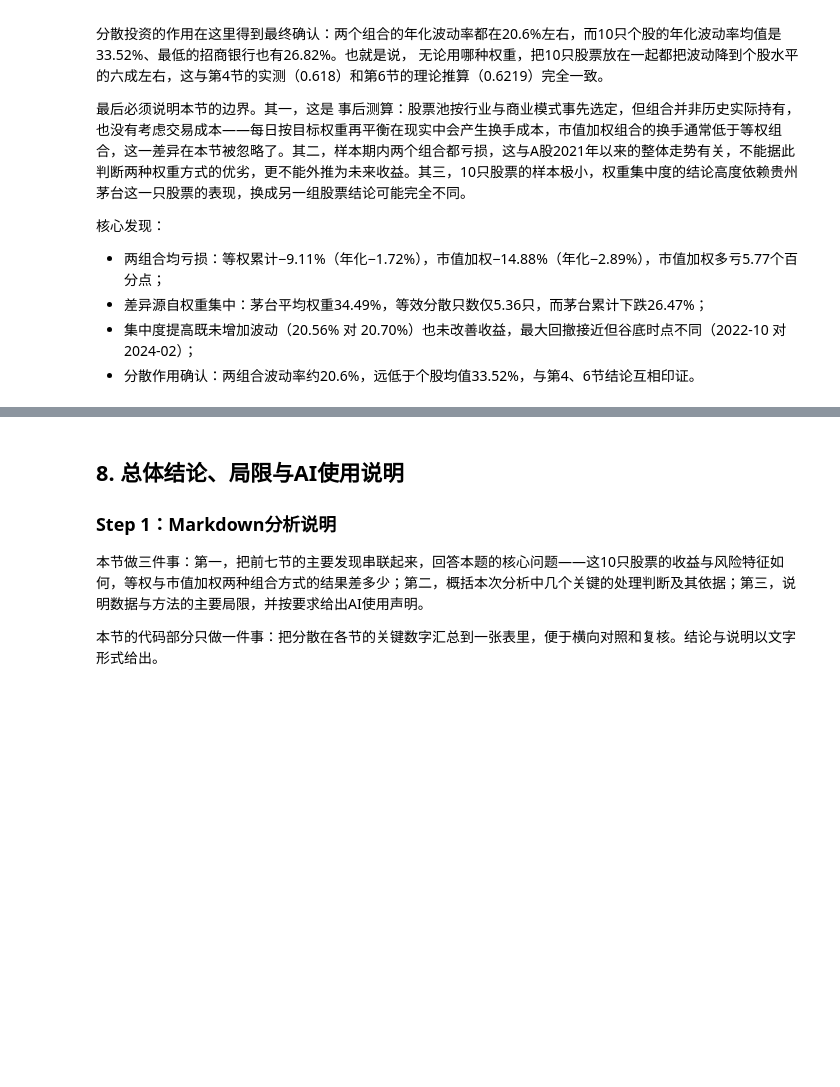
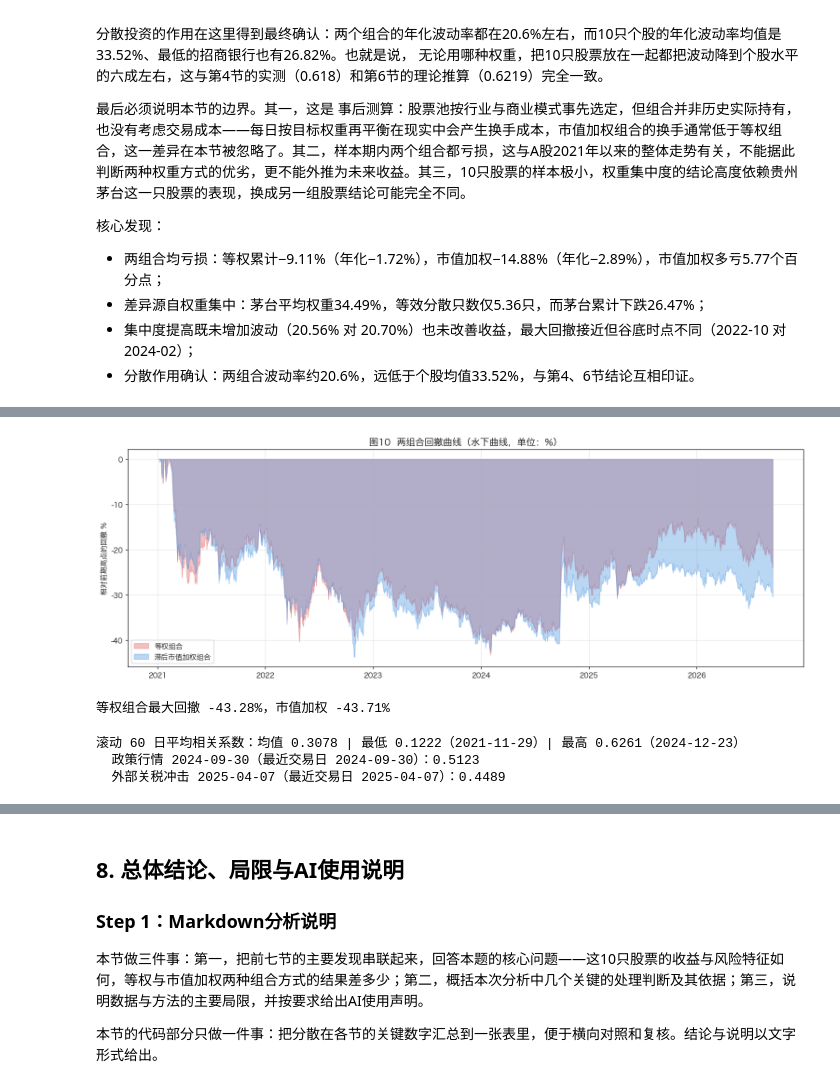
Before and after one commit to Jaremy112/fineco-homework, a Jupyter notebook: hw02-1/hw02-1.ipynb, the cells around one changed output, grey strips where cells are left out. Cells and saved outputs as stored; diff of their text form; code cells hidden in the pictures; blank space fills up the shorter version.

```diff
--- a/hw02-1/hw02-1.ipynb
+++ b/hw02-1/hw02-1.ipynb
@@ -1556,0 +1634,46 @@ print("个股权重的最大值（单日）:", round(float(w_vw.max().max()), 4)
+# %%
+# 图8：两个组合的回撤（水下）曲线
+fig, ax = plt.subplots(figsize=(14, 5))
+ax.fill_between(dd_curve(nav_ew).index, dd_curve(nav_ew) * 100, 0,
+                color="#E24B4A", alpha=0.35, label="等权组合")
+ax.fill_between(dd_curve(nav_vw).index, dd_curve(nav_vw) * 100, 0,
+                color="#378ADD", alpha=0.35, label="滞后市值加权组合")
+ax.set_title("图10  两组合回撤曲线（水下曲线，单位：%）", fontsize=13)
+ax.set_ylabel("相对前期高点的回撤 %")
+ax.legend(fontsize=10, loc="lower left")
+ax.grid(alpha=0.3)
+fig.tight_layout()
+plt.show()
+
+print("等权组合最大回撤 %.2f%%，市值加权 %.2f%%" %
+      (dd_curve(nav_ew).min() * 100, dd_curve(nav_vw).min() * 100))
+# %% [output]
+[figure, added]
+等权组合最大回撤 -43.28%，市值加权 -43.71%
+# %%
+# D. 分散化的时变性：滚动 60 日平均配对相关系数
+def avg_pair_corr(x):
+    v = x.corr().values
+    iu = np.triu_indices(v.shape[0], 1)
+    v = v[iu]
+    v = v[~np.isnan(v)]
+    return v.mean() if len(v) else np.nan
+
+WIN = 60
+roll_corr = pd.Series(
+    [avg_pair_corr(R.iloc[i - WIN + 1:i + 1]) for i in range(WIN - 1, len(R))],
+    index=R.index[WIN - 1:], name="滚动60日平均相关系数")
+
+print("滚动 60 日平均相关系数：均值 %.4f | 最低 %.4f（%s）| 最高 %.4f（%s）" % (
+    roll_corr.mean(), roll_corr.min(), roll_corr.idxmin().date(),
+    roll_corr.max(), roll_corr.idxmax().date()))
+
+marks = [("2024-09-30", "政策行情"), ("2025-04-07", "外部关税冲击")]
+for dt, lab in marks:
+    near = roll_corr.index[roll_corr.index <= pd.Timestamp(dt)]
+    if len(near):
+        print(f"  {lab} {dt}（最近交易日 {near[-1].date()}）：{roll_corr.loc[near[-1]]:.4f}")
+# %% [output]
+滚动 60 日平均相关系数：均值 0.3078 | 最低 0.1222（2021-11-29）| 最高 0.6261（2024-12-23）
+  政策行情 2024-09-30（最近交易日 2024-09-30）：0.5123
+  外部关税冲击 2025-04-07（最近交易日 2025-04-07）：0.4489
```
Also changed, not shown: parts of 9 cells of this notebook, 5 other files.
